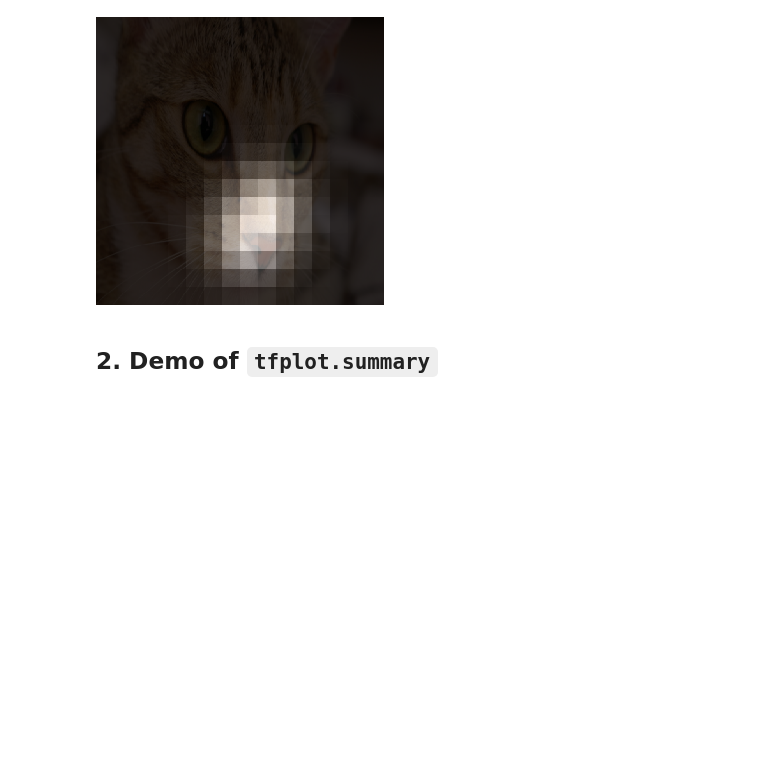
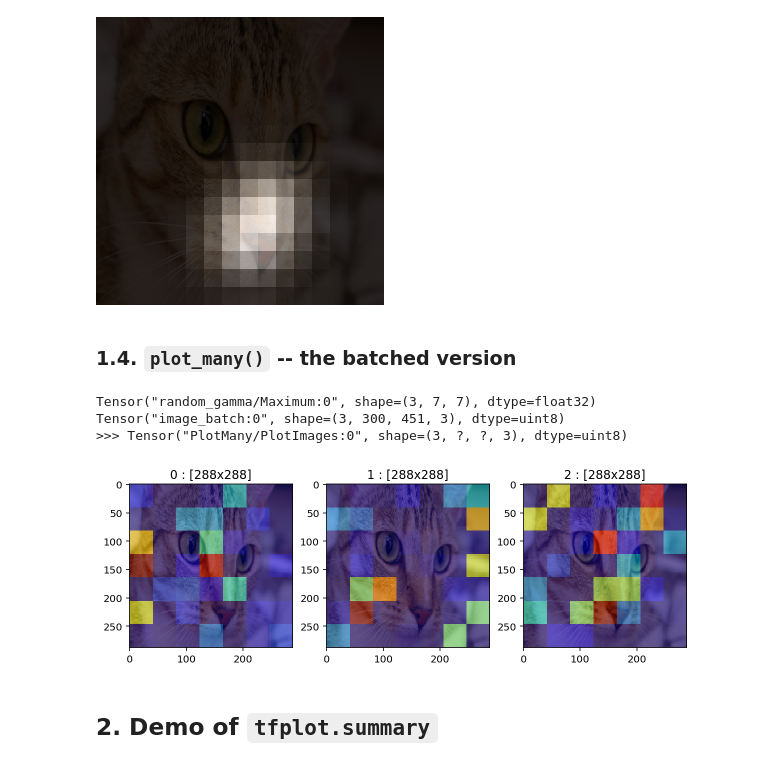
Before and after one commit to wookayin/tensorflow-plot, a Jupyter notebook: examples/showcases.ipynb, the cells around one changed output. Saved outputs shown, nothing was run; the diff lists cells and outputs as text; code cells hidden in the pictures; blank space fills up the shorter version.

```diff
--- a/examples/showcases.ipynb
+++ b/examples/showcases.ipynb
@@ -148,6 +155,33 @@ execute_plot_op(plot_op)
 # %% [output]
 >>> Tensor("Plot_3:0", shape=(?, ?, 3), dtype=uint8)
 [figure]
+# %% [markdown]
+### 1.4. `plot_many()` -- the batched version
+# %%
+# make a fake batch
+batch_size = 3
+attention_batch = tf.random_gamma([batch_size, 7, 7], alpha=0.3, seed=42)
+image_batch = tf.tile(tf.expand_dims(image_tensor, 0),
+                      [batch_size, 1, 1, 1], name='image_batch')
+print (attention_batch)
+print (image_batch)
+
+# plot_many()
+plot_op = tfplot.plot_many(overlay_attention, [attention_batch, image_batch])
+images = execute_plot_op(plot_op)
+# %% [output]
+Tensor("random_gamma/Maximum:0", shape=(3, 7, 7), dtype=float32)
+Tensor("image_batch:0", shape=(3, 300, 451, 3), dtype=uint8)
+>>> Tensor("PlotMany/PlotImages:0", shape=(3, ?, ?, 3), dtype=uint8)
+# %%
+# just see the three images
+_, axes = plt.subplots(1, 3, figsize=(10, 3))
+for i in range(batch_size):
+    axes[i].set_title("%d : [%dx%d]" % (i, images[i].height, images[i].width))
+    axes[i].imshow(images[i])
+plt.show()
+# %% [output]
+[figure, added]
 # %% [markdown]
 ## 2. Demo of `tfplot.summary`
 # %%
```
Also changed, not shown: parts of 3 cells of this notebook, 3 other files.
